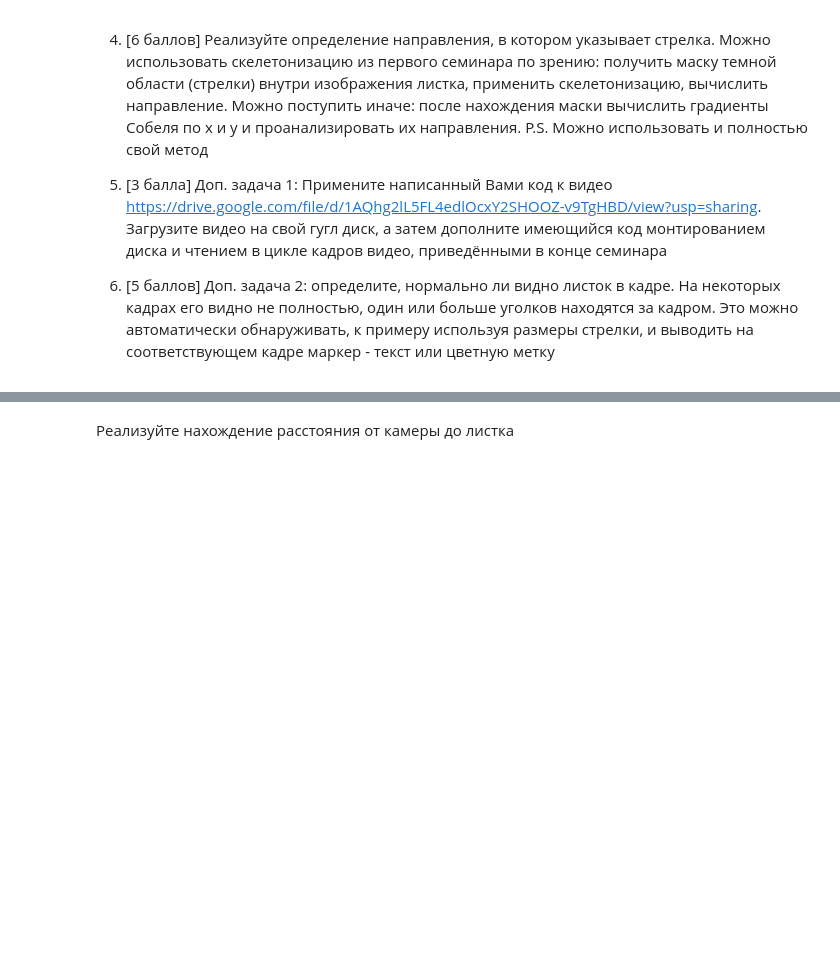
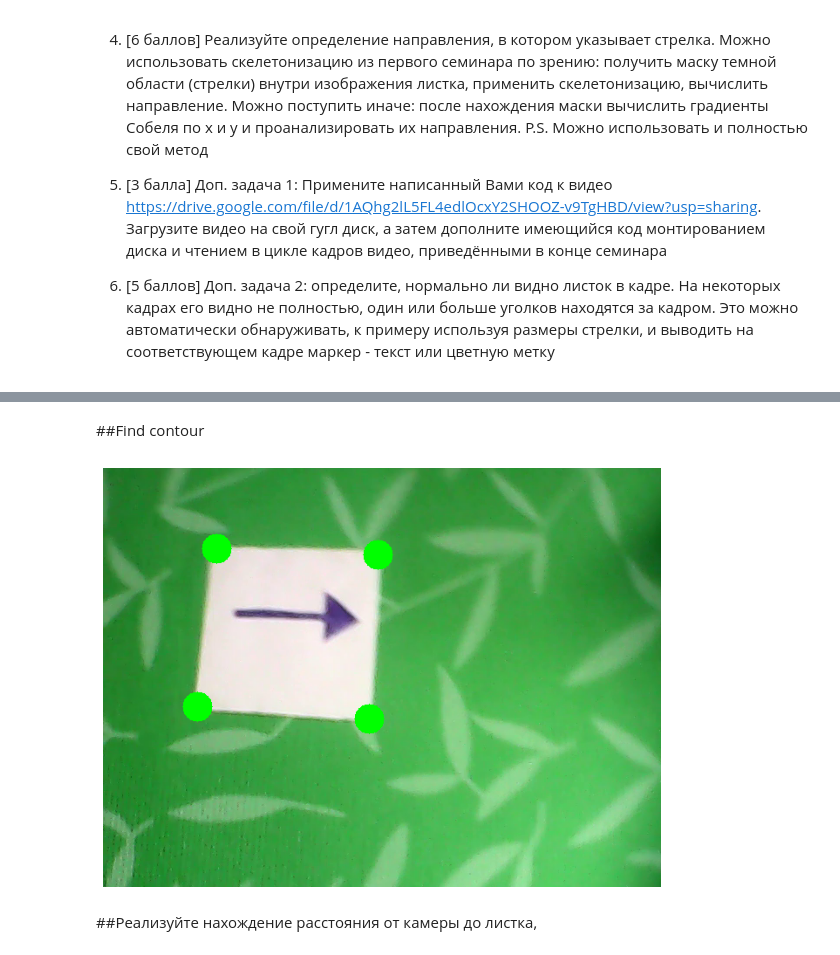
Before and after one commit to haminhtien99/cvr_course, a Jupyter notebook: notebooks/cv_hw3.ipynb, the cells around one changed output, grey strips where cells are left out. Drawn from its saved outputs; the diff is of its cells as text; code cells hidden in the pictures; blank space fills up the shorter version.

```diff
--- a/notebooks/cv_hw3.ipynb
+++ b/notebooks/cv_hw3.ipynb
@@ -28,0 +39,2 @@ cd cvr_course/notebooks
+# %% [markdown]
+##Find contour
@@ -28,0 +57,25 @@ cd cvr_course/notebooks
+# %%
+
+#img = cv2.imread ("../data/imgs/arrow/vlcsnap-2020-10-21-18h01m44s163.png", cv2.IMREAD_COLOR)
+#img = cv2.imread ("../data/imgs/arrow/vlcsnap-2020-10-21-18h01m22s212.png", cv2.IMREAD_COLOR)
+#img = cv2.imread ("../data/imgs/arrow/vlcsnap-2020-10-21-18h01m27s294.png", cv2.IMREAD_COLOR)
+#img = cv2.imread ("../data/imgs/arrow/vlcsnap-2020-10-21-18h01m29s941.png", cv2.IMREAD_COLOR)
+#img = cv2.imread ("../data/imgs/arrow/vlcsnap-2020-10-21-18h01m33s362.png", cv2.IMREAD_COLOR)
+#img = cv2.imread ("../data/imgs/arrow/vlcsnap-2020-10-21-18h01m36s056.png", cv2.IMREAD_COLOR)
+#img = cv2.imread ("../data/imgs/arrow/vlcsnap-2020-10-21-18h01m41s874.png", cv2.IMREAD_COLOR)
+#img = cv2.imread ("../data/imgs/arrow/vlcsnap-2020-10-21-18h01m46s644.png", cv2.IMREAD_COLOR)
+img = cv2.imread ("../data/imgs/arrow/vlcsnap-2020-10-21-18h01m44s163.png", cv2.IMREAD_COLOR)
+#img = cv2.imread ("../data/imgs/arrow/vlcsnap-2020-10-21-18h01m49s487.png", cv2.IMREAD_COLOR)
+#img = cv2.imread ("../data/imgs/arrow/vlcsnap-2020-10-21-18h01m51s638.png", cv2.IMREAD_COLOR)
+img_rgb = cv2.cvtColor (img, cv2.COLOR_BGR2RGB)
+
+low_th  = (200, 200, 200)
+high_th = (255, 255, 255)
+
+contour = find_contour (img, low_th, high_th)
+contour_marked = cv2.drawContours (img_rgb, contour, -1, (0, 255, 0), 33)
+plt.imshow (contour_marked)
+plt.axis ('off')
+plt.show ()
+# %% [output]
+[figure, added]
@@ -29,2 +95,2 @@ cd cvr_course/notebooks
 # %% [markdown]
-Реализуйте нахождение расстояния от камеры до листка
+##Реализуйте нахождение расстояния от камеры до листка,
```
Also changed, not shown: parts of 20 cells of this notebook.
